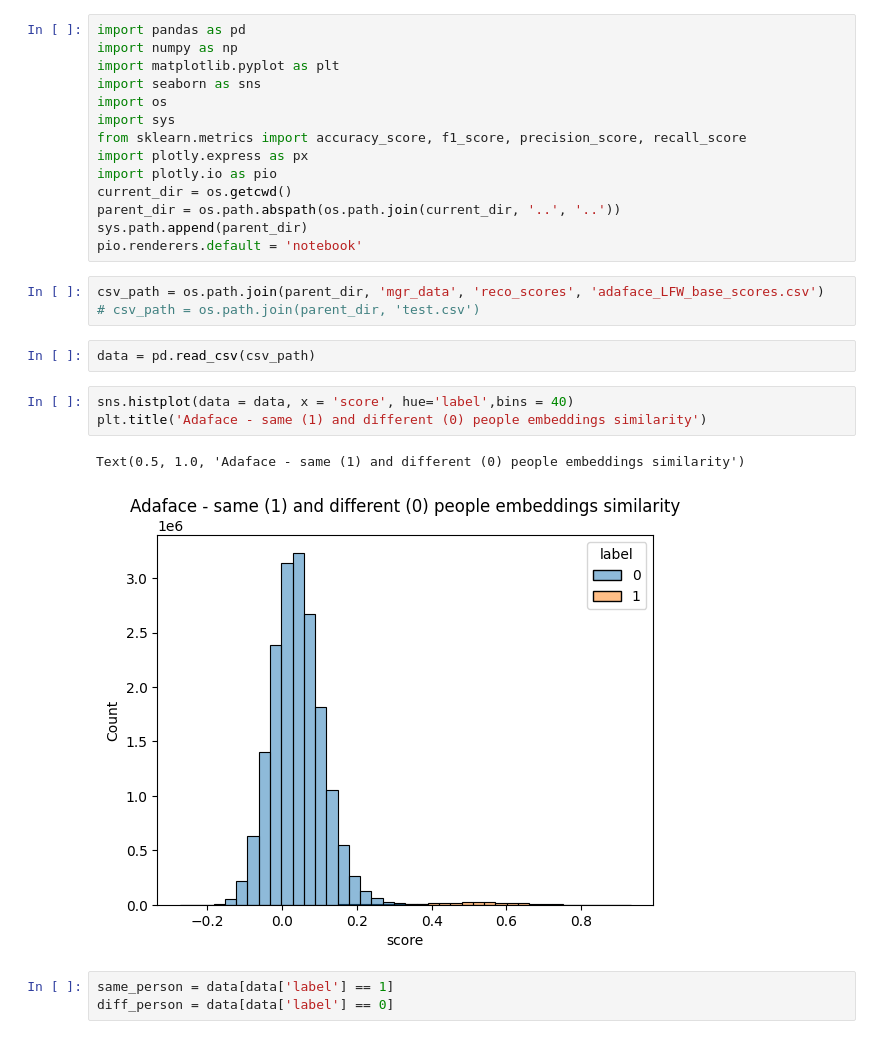
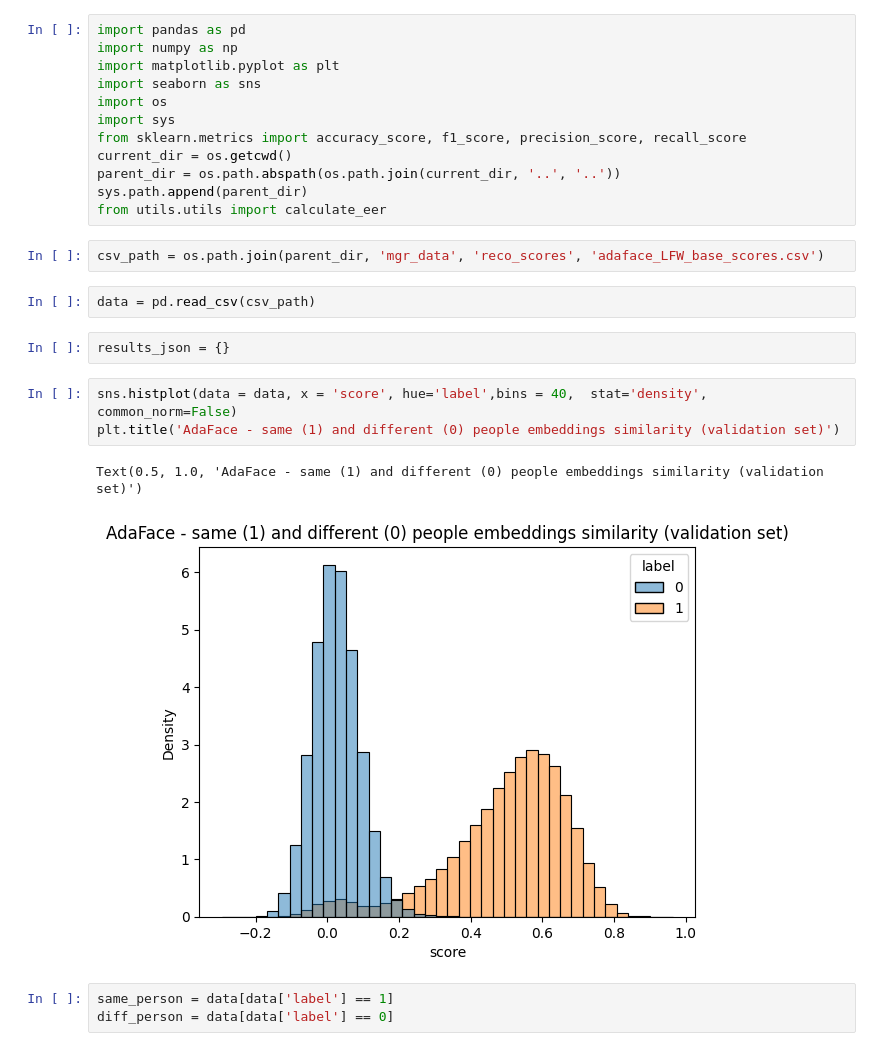
Before and after one commit to xizula/FIQA, a Jupyter notebook: notebooks/base_model/adaface.ipynb, the cells around one changed output. Saved outputs shown, nothing was run; the diff lists cells and outputs as text.

Commit message:
Results

```diff
--- a/notebooks/base_model/adaface.ipynb
+++ b/notebooks/base_model/adaface.ipynb
@@ -6,23 +6,22 @@ import seaborn as sns
 import os
 import sys
 from sklearn.metrics import accuracy_score, f1_score, precision_score, recall_score
-import plotly.express as px
-import plotly.io as pio
 current_dir = os.getcwd()
 parent_dir = os.path.abspath(os.path.join(current_dir, '..', '..'))
 sys.path.append(parent_dir)
-pio.renderers.default = 'notebook'
+from utils.utils import calculate_eer
 # %%
 csv_path = os.path.join(parent_dir, 'mgr_data', 'reco_scores', 'adaface_LFW_base_scores.csv')
-# csv_path = os.path.join(parent_dir, 'test.csv')
 # %%
 data = pd.read_csv(csv_path)
+# %%
+results_json = {}
 # %%
-sns.histplot(data = data, x = 'score', hue='label',bins = 40)
-plt.title('Adaface - same (1) and different (0) people embeddings similarity')
+sns.histplot(data = data, x = 'score', hue='label',bins = 40,  stat='density', common_norm=False)
+plt.title('AdaFace - same (1) and different (0) people embeddings similarity (validation set)')
 # %% [output]
-Text(0.5, 1.0, 'Adaface - same (1) and different (0) people embeddings similarity')
+Text(0.5, 1.0, 'AdaFace - same (1) and different (0) people embeddings similarity (validation set)')
-[figure, old version]
+[figure, new version]
 # %%
 same_person = data[data['label'] == 1]
 diff_person = data[data['label'] == 0]
```
Also changed, not shown: parts of 31 cells of this notebook, 25 other files.
